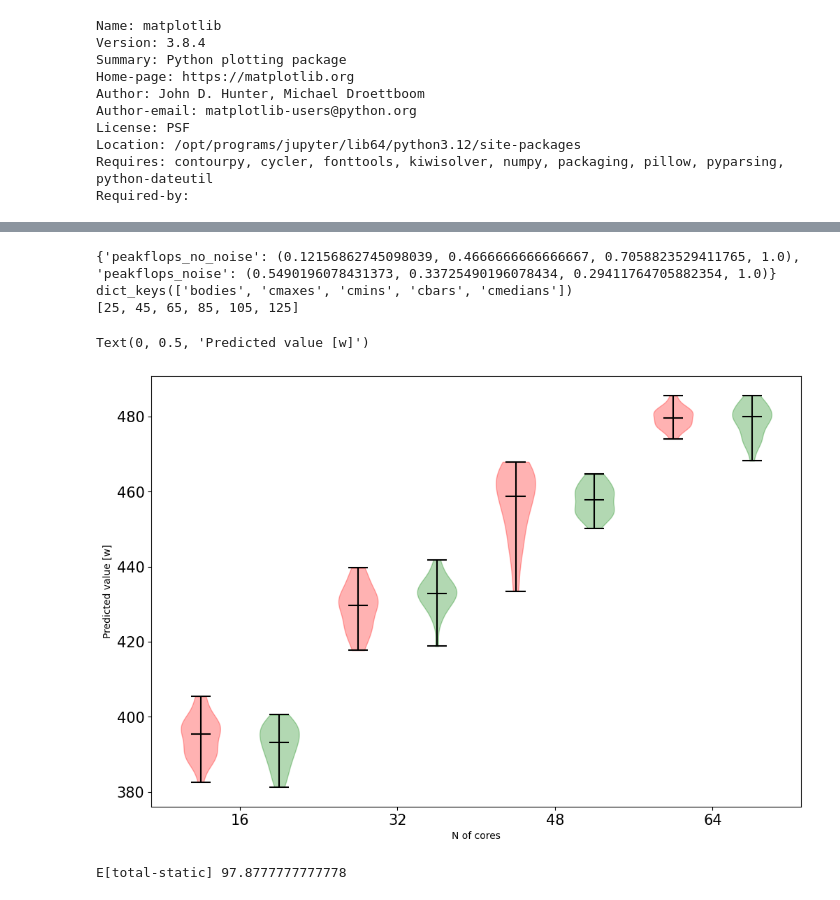
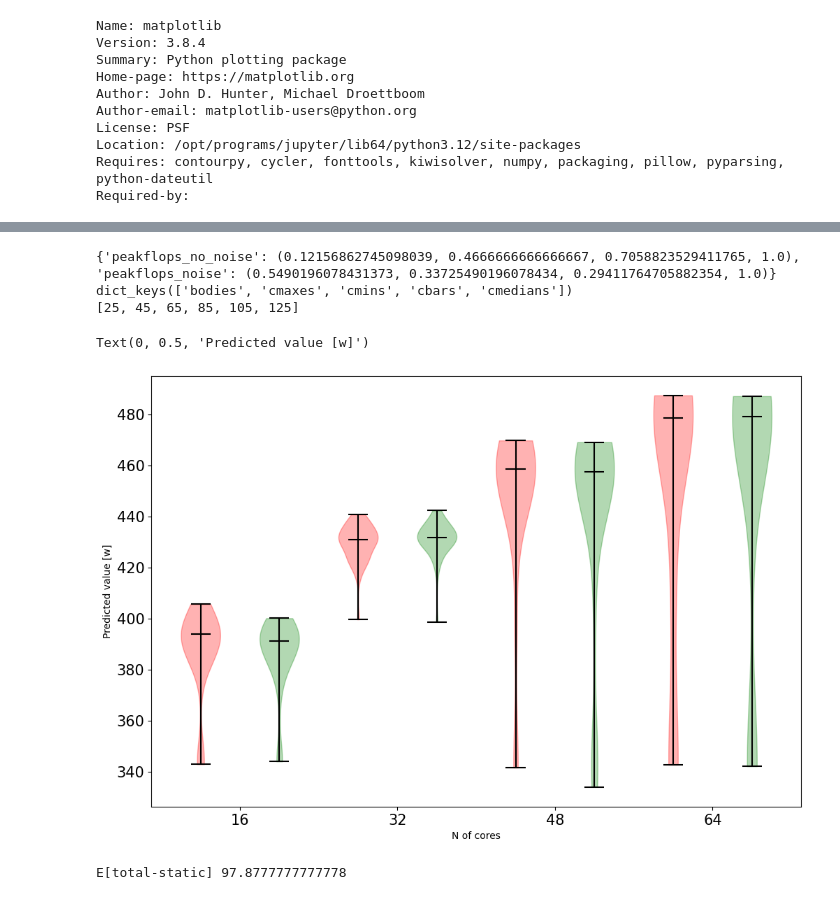
Before and after one commit to NiccoloTosato/PowerBenchmarks, a Jupyter notebook: final_plot.ipynb, the cells around one changed output, grey strips where cells are left out. Cells and saved outputs as stored; diff of their text form; code cells hidden in the pictures.

```diff
--- a/final_plot.ipynb
+++ b/final_plot.ipynb
@@ -436,7 +436,7 @@ independent_variables=["ProbabilityScalarArithmetic",
 df_list_train= load_df_list_train_noise()
 df = pd.concat(df_list_train)
 df["Total_power"]=df["PSUPower0"]+df["PSUPower1"]
-#df=df[ (df["SystemCpuUsage"] < 7) | (df["Total_power"] > 400)]
+df=df[ (df["SystemCpuUsage"] < 7) | (df["Total_power"] > 375)]
 df = normalize_model1(df.copy())
 
 A=df[independent_variables].to_numpy()
@@ -479,13 +479,13 @@ print(name_to_color)  # This will print the mapping of labels to colors
 import warnings
 warnings.filterwarnings('ignore')
 
-df_list_test= load_df_list_test()
+df_list_test= load_df_list_test_noise()
 plt.figure(figsize=(12,12))
 
 for df in df_list_test:
 #df = pd.concat(df_list_test)
     df["Total_power"]=df["PSUPower0"]+df["PSUPower1"]
-    #df=df[ (df["SystemCpuUsage"] < 7) | (df["Total_power"] > 400)]
+    df=df[ (df["SystemCpuUsage"] < 7) | (df["Total_power"] > 375)]
 
     #df1=df[ (df["SystemCpuUsage"] < 40) | (df["Total_power"] > 425)].copy()
     df1 = normalize_model1(df.copy())
@@ -529,13 +529,13 @@ print(name_to_color)  # This will print the mapping of labels to colors
 import warnings
 warnings.filterwarnings('ignore')
 
-df_list_test= load_df_list_test()
+df_list_test= load_df_list_test_noise()
 plt.figure(figsize=(12,12))
 
 for df in df_list_test:
 #df = pd.concat(df_list_test)
     df["Total_power"]=df["PSUPower0"]+df["PSUPower1"]
-    #df=df[ (df["SystemCpuUsage"] < 7) | (df["Total_power"] > 400)]
+    df=df[ (df["SystemCpuUsage"] < 7) | (df["Total_power"] > 375)]
 
     #df1=df[ (df["SystemCpuUsage"] < 40) | (df["Total_power"] > 425)].copy()
     df1 = normalize_model1(df.copy())
@@ -589,7 +589,7 @@ print(name_to_color)  # This will print the mapping of labels to colors
 import warnings
 warnings.filterwarnings('ignore')
 
-df_list_test= load_df_list_test()
+df_list_test= load_df_list_test_noise()
 plt.figure(figsize=(12,8))
 
 columns=list()
@@ -597,7 +597,7 @@ columns_labels=list()
 for df in df_list_test:
 
     df["Total_power"]=df["PSUPower0"]+df["PSUPower1"]
-    #df=df[ (df["SystemCpuUsage"] < 7) | (df["Total_power"] > 400)]
+    df=df[ (df["SystemCpuUsage"] < 10) | (df["Total_power"] > 375)]
     df1 = normalize_model1(df.copy())
     if len(df) <1:
         continue
@@ -645,34 +645,34 @@ plt.xticks([y + 1 for y in range(len(columns))],
 
 colors = ['Red', 'Green','Red', 'Green','Red', 'Green','Red', 'Green']
 # Set the color of the violin patches
 for pc, color in zip(violin_parts['bodies'], colors):
     pc.set_facecolor(color)
     pc.set_edgecolor(color)
 
 print(violin_parts.keys())
 for key in ['cmaxes', 'cmins', 'cbars', 'cmedians']:
     violin_parts[key].set_color("black")
 
 #plt.plot([0,700],[0,700], '-k', linewidth=5, alpha=0.1, label='Bisector Line')
 #handles, labels = plt.gca().get_legend_handles_labels()
 #by_label = dict(zip(labels, handles))
 #plt.legend(by_label.values(), by_label.keys())
 plt.ylabel("Predicted value [w]")
 #plt.xlabel("experiment")
 print(ticks)
 plt.xticks(ticks=[1.5,3.5,5.5,7.5], labels=["16","32","48","64",],fontsize=15,rotation=90-90)
 plt.yticks(fontsize=15)
 plt.xlabel("N of cores")
 plt.ylabel("Predicted value [w]")
 
 #plt.xlim([300,700])
 #plt.ylim([300,700])
 # %% [output]
 {'peakflops_no_noise': (0.12156862745098039, 0.4666666666666667, 0.7058823529411765, 1.0), 'peakflops_noise': (0.5490196078431373, 0.33725490196078434, 0.29411764705882354, 1.0)}
 dict_keys(['bodies', 'cmaxes', 'cmins', 'cbars', 'cmedians'])
 [25, 45, 65, 85, 105, 125]
 Text(0, 0.5, 'Predicted value [w]')
-[figure, old version]
+[figure, new version]
 # %%
 def load_df_noise():
     directory_list=["results_1500/results_noise"]
```
Also changed, not shown: parts of 4 cells of this notebook.
